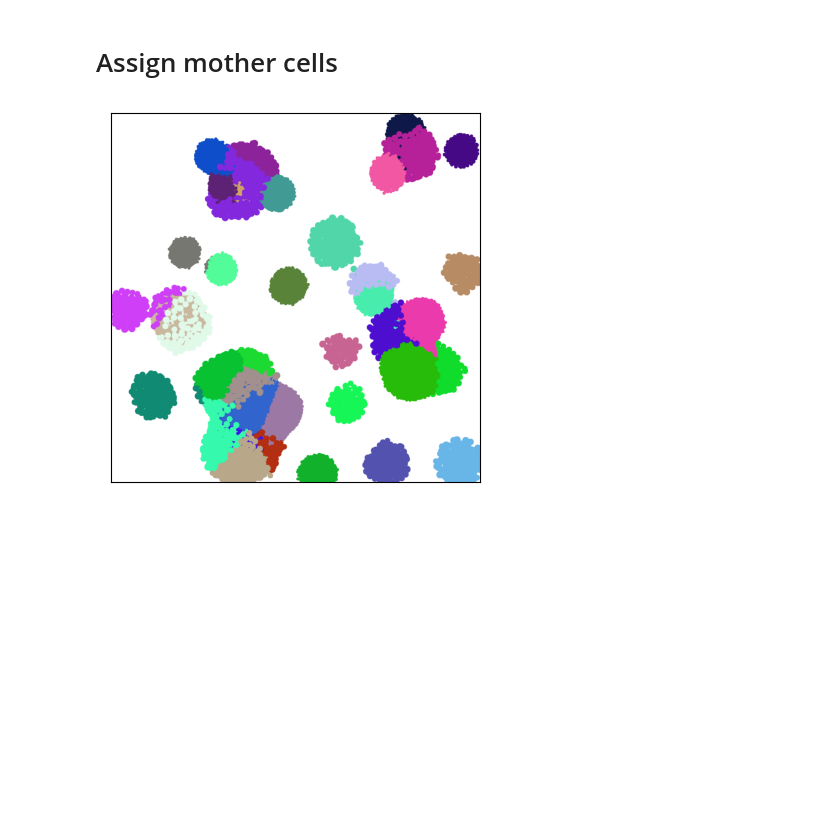
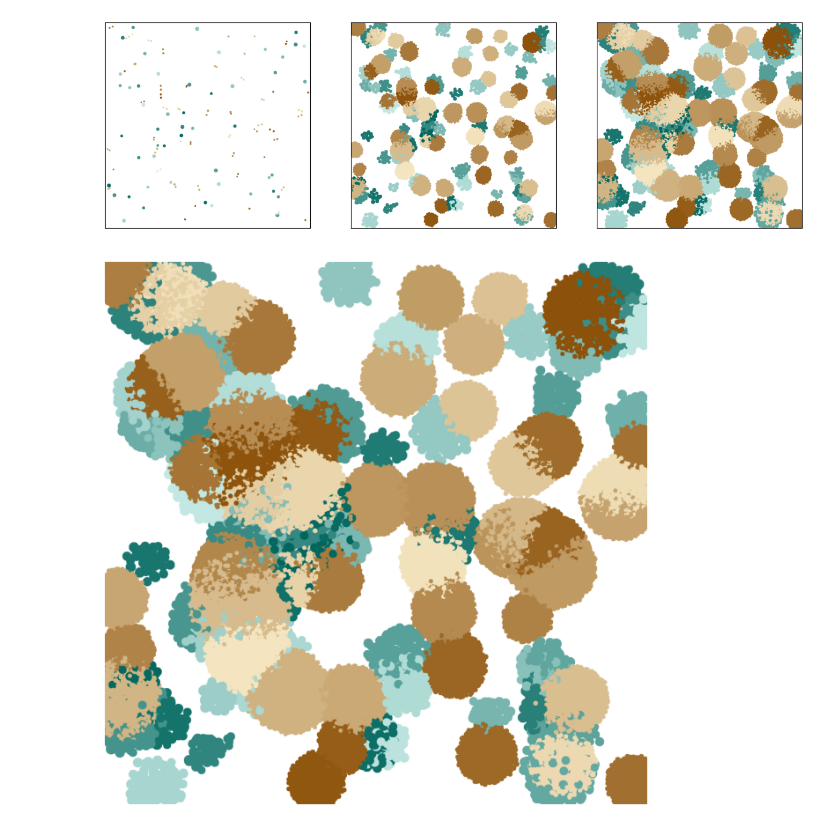
Before and after one commit to Jsakkos/nufeb_tools, a Jupyter notebook: notebooks/cell ancestry.ipynb, the cells around one changed output. Saved outputs shown, nothing was run; the diff lists cells and outputs as text; code cells hidden in the pictures; blank space fills up the shorter version.

```diff
--- a/notebooks/cell ancestry.ipynb
+++ b/notebooks/cell ancestry.ipynb
@@ -25,3 +8 @@ x = utils.get_data(directory= r'D:\runs\Run_21_18_56_1_2021-07-12')
 #x = utils.get_data(test=True)
-# %% [markdown]
-# Assign mother cells
@@ -64,11 +9,20 @@ def plot_colony(obj,ts,colors=None,colony=None,ax=None,by=None,dims=x.metadata['
-# %%
-#IDs = sorted(df[df.mother_cell != -1].mother_cell.unique())
-#colors = {x : tuple(np.random.randint(0,256, 3).astype('int')) for x in IDs}
-f,ax = plt.subplots()
-plot.colony(x,35000,ax=ax)
-plt.show()
-f.tight_layout()
-#f.savefig('testcolony.png')
-# %% [output]
-[figure, removed]
+# %%
+f, axes = plt.subplots(ncols=3,figsize=(15,5))
+
+for ax, time in zip(axes,[100,20000,25900]):
+    plot.colony(x,time,by='Species',ax=ax)
+plt.show()
+f.tight_layout()
+f.savefig(r'..\docs\_static\images\Colonies_over_time.png')
+# %% [output]
+[figure, added]
+# %%
+f, ax = plt.subplots(figsize=(8,8))
+im = plot.colony(x,25900,by='Species',ax=ax)
+#colony(x,25900,ax=ax)
+ax.set_axis_off()
+f.savefig(r'..\docs\_static\images\colonies.png',dpi=300,bbox_inches='tight')
+plt.show()
+# %% [output]
+[figure, added]
 # %%
```
Also changed, not shown: parts of 25 cells of this notebook, 8 other files.
